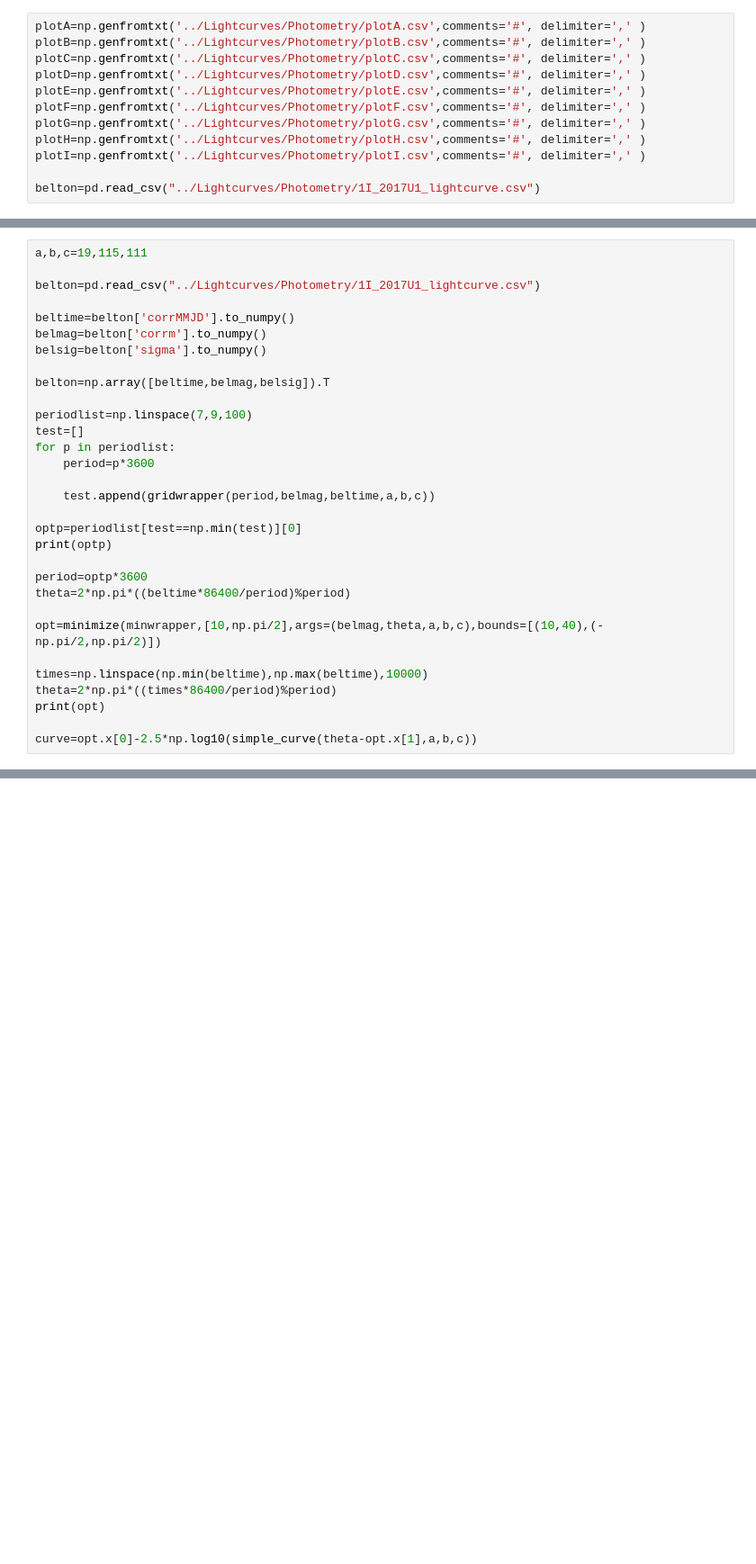
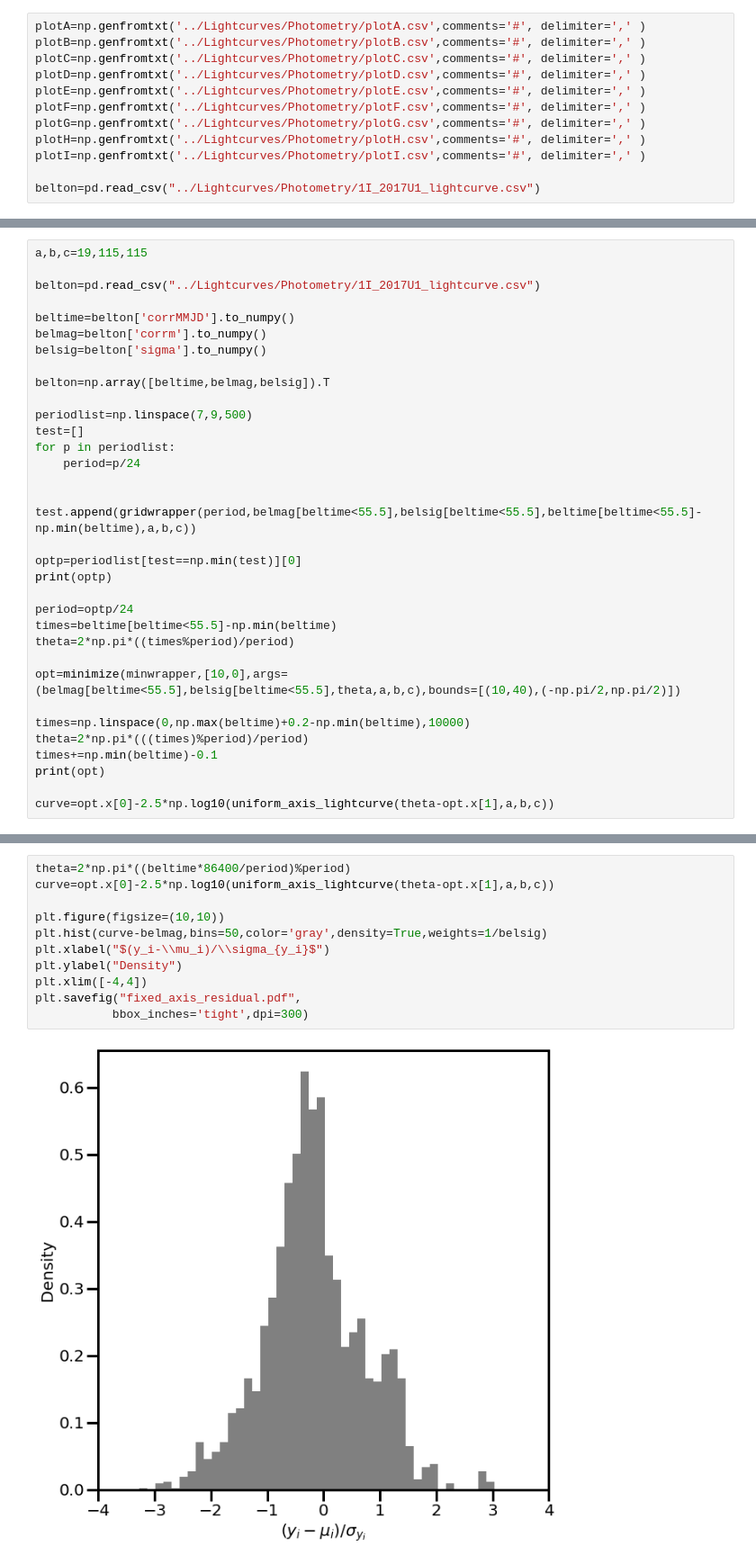
Before and after one commit to astertaylor/Oumuamua, a Jupyter notebook: Figures and Paper/CompositeLightCurve.ipynb, the cells around one changed output, grey strips where cells are left out. Shown at 90% size. Drawn from its saved outputs; the diff is of its cells as text; blank space fills up the shorter version.

Commit message:
Updated light curves

```diff
--- a/Figures and Paper/CompositeLightCurve.ipynb
+++ b/Figures and Paper/CompositeLightCurve.ipynb
@@ -76,5 +80,5 @@ belton=pd.read_csv("../Lightcurves/Photometry/1I_2017U1_lightcurve.csv")
 # %%
-a,b,c=19,115,111
+a,b,c=19,115,115
 
 belton=pd.read_csv("../Lightcurves/Photometry/1I_2017U1_lightcurve.csv")
 
@@ -84,24 +88,26 @@ belsig=belton['sigma'].to_numpy()
 
 belton=np.array([beltime,belmag,belsig]).T
 
-periodlist=np.linspace(7,9,100)
+periodlist=np.linspace(7,9,500)
 test=[]
 for p in periodlist:
-    period=p*3600
+    period=p/24
 
-    test.append(gridwrapper(period,belmag,beltime,a,b,c))
+    test.append(gridwrapper(period,belmag[beltime<55.5],belsig[beltime<55.5],beltime[beltime<55.5]-np.min(beltime),a,b,c))
 
 optp=periodlist[test==np.min(test)][0]
 print(optp)
 
-period=optp*3600
-theta=2*np.pi*((beltime*86400/period)%period)
+period=optp/24
+times=beltime[beltime<55.5]-np.min(beltime)
+theta=2*np.pi*((times%period)/period)
 
-opt=minimize(minwrapper,[10,np.pi/2],args=(belmag,theta,a,b,c),bounds=[(10,40),(-np.pi/2,np.pi/2)])
+opt=minimize(minwrapper,[10,0],args=(belmag[beltime<55.5],belsig[beltime<55.5],theta,a,b,c),bounds=[(10,40),(-np.pi/2,np.pi/2)])
 
-times=np.linspace(np.min(beltime),np.max(beltime),10000)
-theta=2*np.pi*((times*86400/period)%period)
+times=np.linspace(0,np.max(beltime)+0.2-np.min(beltime),10000)
+theta=2*np.pi*(((times)%period)/period)
+times+=np.min(beltime)-0.1
 print(opt)
 
-curve=opt.x[0]-2.5*np.log10(simple_curve(theta-opt.x[1],a,b,c))
+curve=opt.x[0]-2.5*np.log10(uniform_axis_lightcurve(theta-opt.x[1],a,b,c))
 # %% [output]
@@ -390,0 +345,13 @@ plt.savefig('simple_lightcurve_v1.pdf',
+# %%
+theta=2*np.pi*((beltime*86400/period)%period)
+curve=opt.x[0]-2.5*np.log10(uniform_axis_lightcurve(theta-opt.x[1],a,b,c))
+
+plt.figure(figsize=(10,10))
+plt.hist(curve-belmag,bins=50,color='gray',density=True,weights=1/belsig)
+plt.xlabel("$(y_i-\\mu_i)/\\sigma_{y_i}$")
+plt.ylabel("Density")
+plt.xlim([-4,4])
+plt.savefig("fixed_axis_residual.pdf",
+           bbox_inches='tight',dpi=300)
+# %% [output]
+[figure, added]
```
Also changed, not shown: parts of 14 cells of this notebook, 8 other files.
